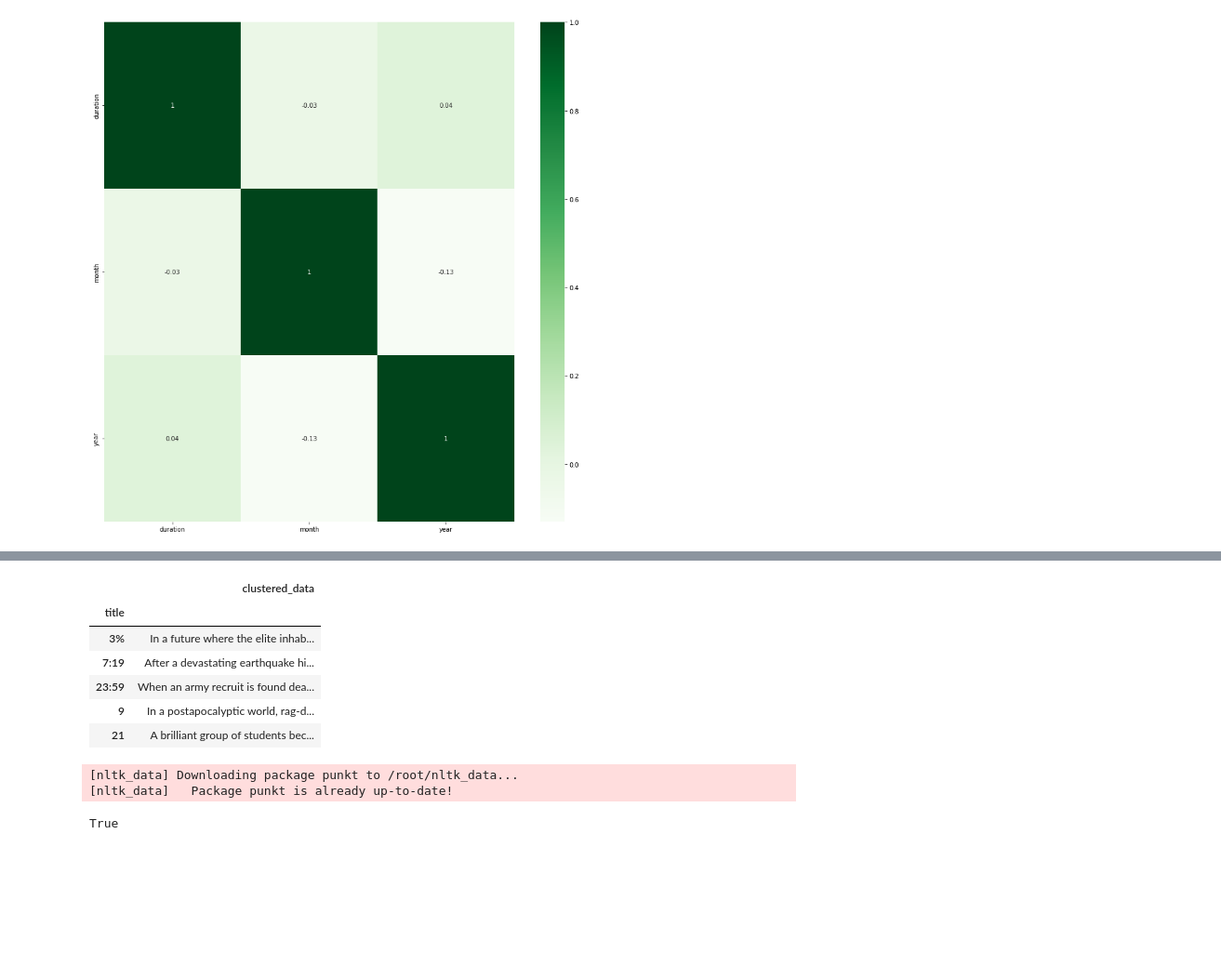
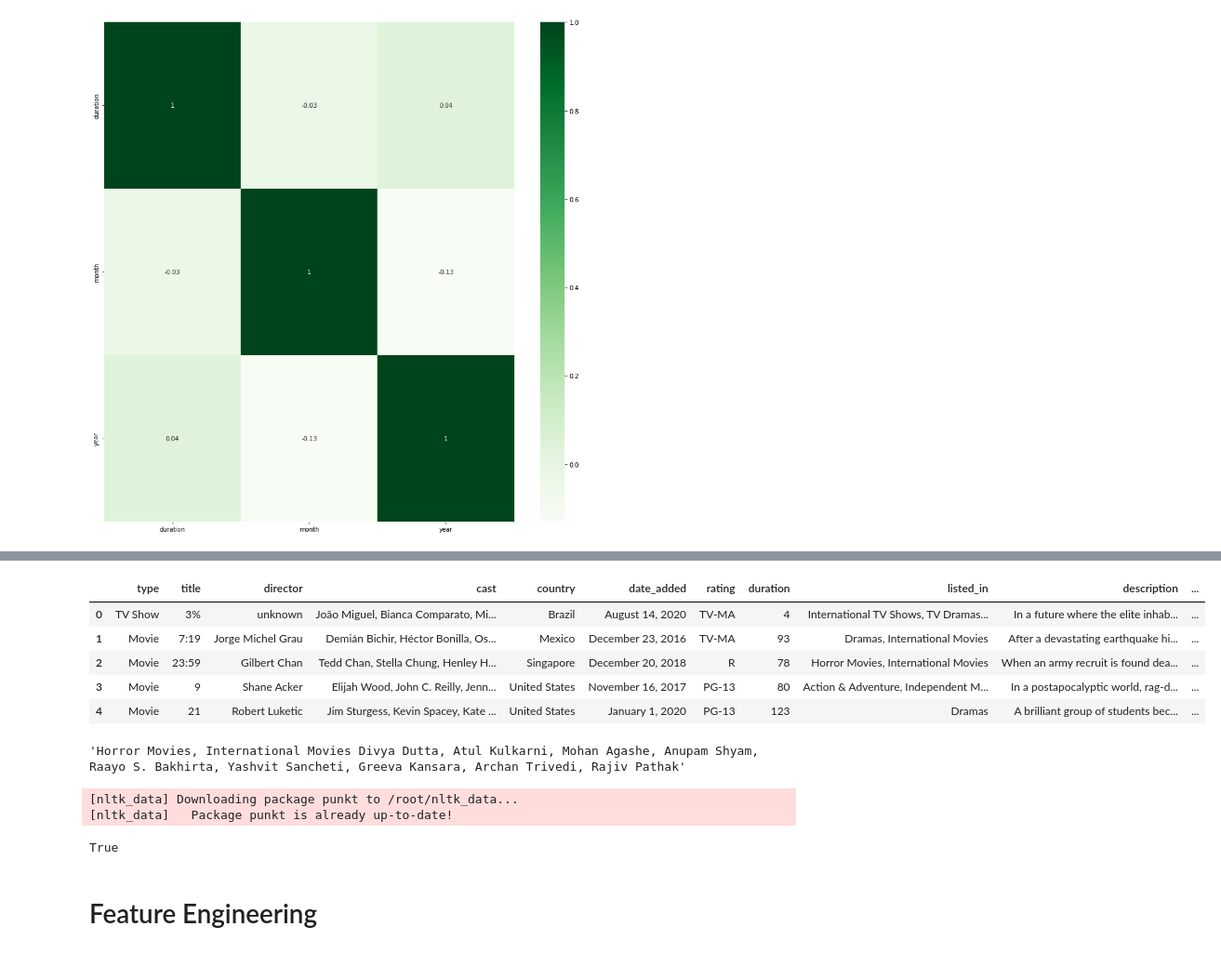
Before and after one commit to charann90/Netflix-Movies-and-TV-Shows-Clustering, a Jupyter notebook: netflix.ipynb, the cells around one changed output, grey strips where cells are left out. Shown at 93% size. Drawn from its saved outputs; the diff is of its cells as text; code cells hidden in the pictures; blank space fills up the shorter version.

```diff
--- a/netflix.ipynb
+++ b/netflix.ipynb
@@ -115,9 +126,11 @@ df.dropna(subset=['date_added','rating'],inplace=True)
 df['director'].fillna('unknown',inplace=True)
 #replacing null values in country column by mode value of it
 df['country'].fillna(df['country'].mode()[0],inplace=True)
+#replacing null values in cast column by no cast
+df['cast'].fillna('no cast',inplace=True)
 # %%
 #dropping unnessasary columns
-df.drop(['show_id','cast'],axis=1,inplace=True)
+df.drop(['show_id'],axis=1,inplace=True)
 # %%
 #checking null values after cleaning
 df.isnull().sum()
@@ -437,17 +458,20 @@ nltk.download('stopwords')
 True
 # %%
-clustered_df=df[['title']]
-clustered_df['clustered_data']=(df['description']+' '+df['listed_in'])
-clustered_df.set_index('title',inplace=True)
-clustered_df.head()
+#merging all the text columns
+df['clustered_data']=(df['listed_in']+' '+df['cast'])
+#clustered_df.set_index('title',inplace=True)
+df.head()
 # %% [output]
-|  | clustered_data |
-| title |  |
-| 3% | In a future where the elite inhab... |
-| 7:19 | After a devastating earthquake hi... |
-| 23:59 | When an army recruit is found dea... |
-| 9 | In a postapocalyptic world, rag-d... |
-| 21 | A brilliant group of students bec... |
+|  | type | title | director | cast | country | date_added | rating | duration | listed_in | description | ... |
+| 0 | TV Show | 3% | unknown | João Miguel, Bianca Comparato, Mi... | Brazil | August 14, 2020 | TV-MA | 4 | International TV Shows, TV Dramas... | In a future where the elite inhab... | ... |
+| 1 | Movie | 7:19 | Jorge Michel Grau | Demián Bichir, Héctor Bonilla, Os... | Mexico | December 23, 2016 | TV-MA | 93 | Dramas, International Movies | After a devastating earthquake hi... | ... |
+| 2 | Movie | 23:59 | Gilbert Chan | Tedd Chan, Stella Chung, Henley H... | Singapore | December 20, 2018 | R | 78 | Horror Movies, International Movies | When an army recruit is found dea... | ... |
+| 3 | Movie | 9 | Shane Acker | Elijah Wood, John C. Reilly, Jenn... | United States | November 16, 2017 | PG-13 | 80 | Action & Adventure, Independent M... | In a postapocalyptic world, rag-d... | ... |
+| 4 | Movie | 21 | Robert Luketic | Jim Sturgess, Kevin Spacey, Kate ... | United States | January 1, 2020 | PG-13 | 123 | Dramas | A brilliant group of students bec... | ... |
+# %%
+df['clustered_data'][8]
+# %% [output]
+'Horror Movies, International Movies Divya Dutta, Atul Kulkarni, Mohan Agashe, Anupam Shyam, Raayo S. Bakhirta, Yashvit Sancheti, Greeva Kansara, Archan Trivedi, Rajiv Pathak'
 # %%
 import string
 # %%
@@ -460,4 +484,6 @@ nltk.download('punkt')
 [nltk_data] Downloading package punkt to /root/nltk_data...
 [nltk_data]   Package punkt is already up-to-date!
 True
+# %% [markdown]
+# Feature Engineering
 # %%
```
Also changed, not shown: parts of 78 cells of this notebook.
